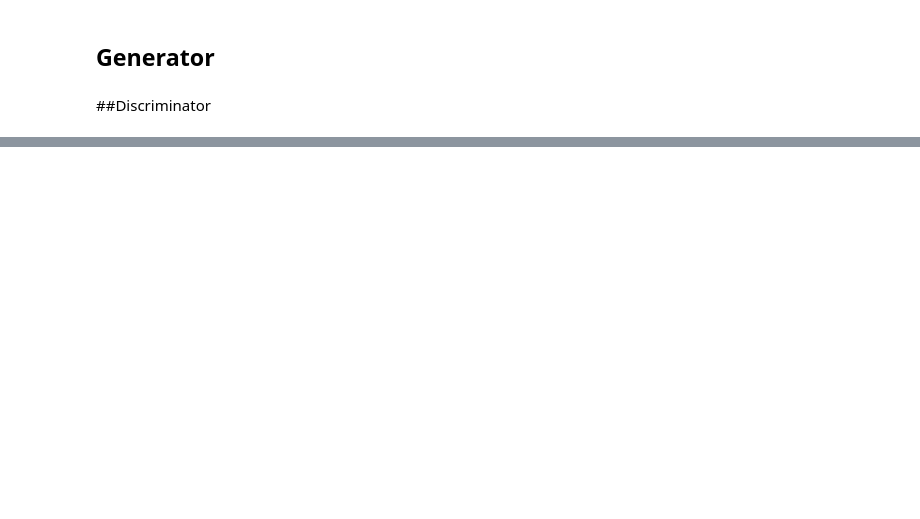
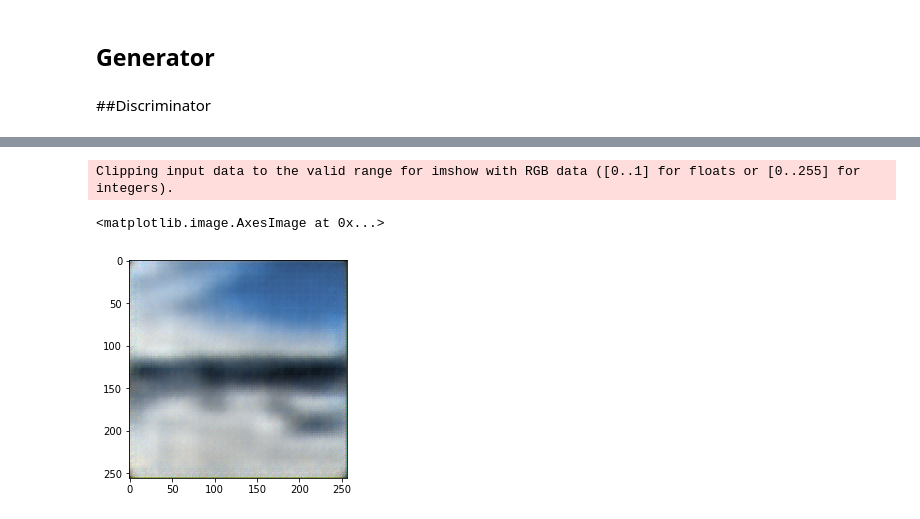
Before and after one commit to Sayantan0013/Monet_GAN, a Jupyter notebook: notebook/base.ipynb, the cells around one changed output, grey strips where cells are left out. Saved outputs shown, nothing was run; the diff lists cells and outputs as text; code cells hidden in the pictures; blank space fills up the shorter version.

```diff
--- a/notebook/base.ipynb
+++ b/notebook/base.ipynb
@@ -119,0 +156,7 @@ class Discriminator(nn.Module):
+# %%
+def d_loss(discriminator,real,fake):
+  real_score = discriminator(real)
+  fake_score = discriminator(fake)
+
+  loss_func = nn.BCEWithLogitsLoss()
+  return (loss_func(real_score,torch.ones_like(real_score).cuda(0))+loss_func(fake_score,torch.zeros_like(real_score).cuda(0)))/2
@@ -119,0 +166,5 @@ class Discriminator(nn.Module):
+# %%
+def g_loss(discriminator,origin,generated,l=1):
+  loss_func = nn.BCEWithLogitsLoss()
+  fake_score = discriminator(generated)
+  return l*F.l1_loss(generated,origin) + (loss_func(fake_score,torch.ones_like(fake_score).cuda(0)))
@@ -119,0 +200,2 @@ class Discriminator(nn.Module):
+# %%
+fit(2000,0.00001,0.00001,gen_model,dis_model)
@@ -119,0 +220,19 @@ class Discriminator(nn.Module):
+# %%
+gen_model.eval()
+dis_model.eval()
+z = torch.randn(50,2,16,16).to('cuda')
+im = get_item(photo_set)
+fake = gen_model(im)
+#print(dis_model(fake))
+#print(fake[0].shape)
+im = im.permute(0,2,3,1).detach().cpu().numpy()
+fake = fake.permute(0,2,3,1).detach().cpu().numpy()
+#print(fake.shape)
+# %%
+import matplotlib.pyplot as plt
+n=26
+plt.imshow(fake[n])
+# %% [output]
+Clipping input data to the valid range for imshow with RGB data ([0..1] for floats or [0..255] for integers).
+<matplotlib.image.AxesImage at 0x...>
+[figure, added]
```
Also changed, not shown: parts of 10 cells of this notebook.
